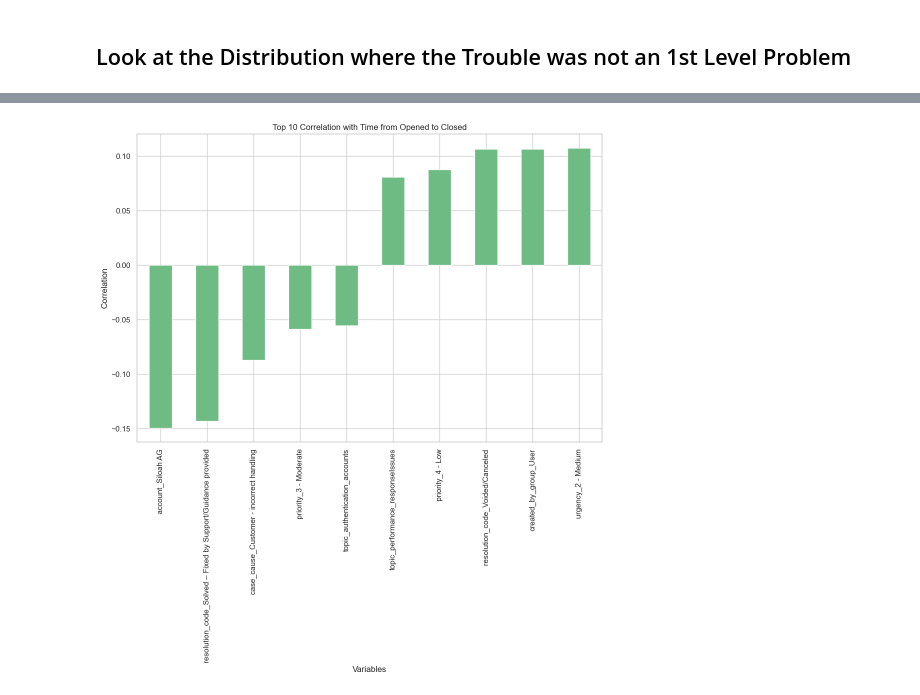
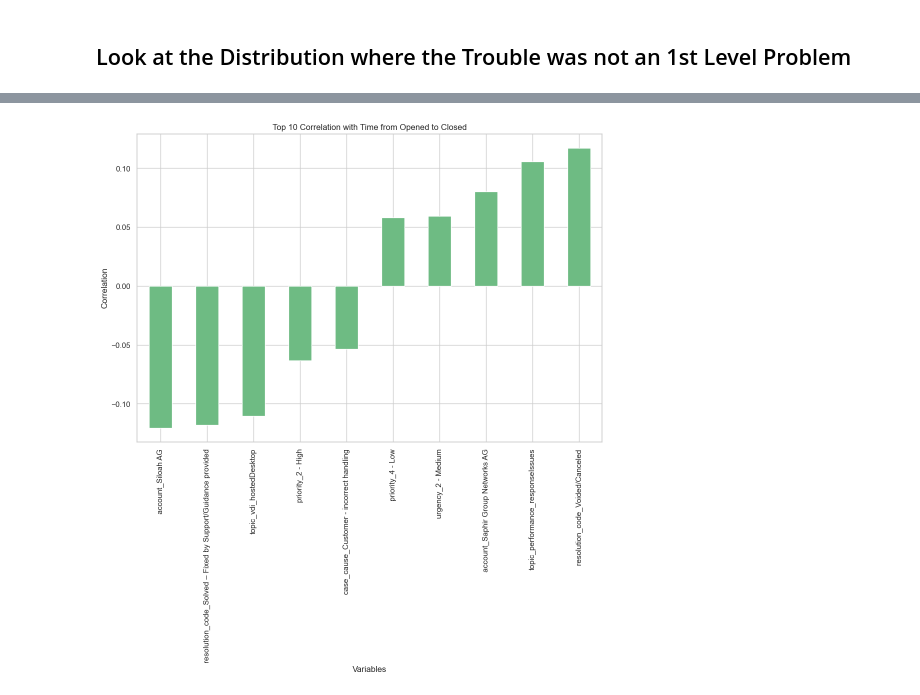
Before and after one commit to Larsibaer/Thesis, a Jupyter notebook: code_analysis.ipynb, the cells around one changed output, grey strips where cells are left out. Saved outputs shown, nothing was run; the diff lists cells and outputs as text; code cells hidden in the pictures.

```diff
--- a/code_analysis.ipynb
+++ b/code_analysis.ipynb
@@ -62,6 +62,3 @@ missing_data = data.isnull().sum()
 
 # Display the columns with missing data and their count of missing values
 missing_data[missing_data > 0]
-
-# Filter out all data where prop_group_Service.Desk.1st.Level = 100
-data = data[data['prop_group_Service.Desk.1st.Level'] != 100]
@@ -316,3 +319,33 @@ plt.show()
  dtype: float64)
 # %% [markdown]
 ## Look at the Distribution where the Trouble was not an 1st Level Problem
+# %%
+from scipy.stats import ttest_ind
+
+# Creating subsets based on the conditions provided
+condition = ((data['prop_group_Service.Desk.1st.Level'] != 100) &
+             (data['prop_group_Other'] > 20) |
+             (data['prop_state_On.hold'] > 10) |
+             (data['prop_state_Open'] > 10))
+
+subset_high = data[condition]
+subset_low = data[~condition]
+
+# Statistical test to compare 'openedToClosed' times between high and low condition subsets
+t_stat, p_value = ttest_ind(subset_high['openedToClosed'], subset_low['openedToClosed'], equal_var=False)
+
+# Mean comparison
+mean_high = subset_high['openedToClosed'].mean()
+mean_low = subset_low['openedToClosed'].mean()
+
+t_stat, p_value, mean_high, mean_low
+
+# Plot to show the comparison of average resolution times between high and low condition groups
+fig, ax = plt.subplots(figsize=(8, 6))
+sns.barplot(x=['High Condition (>10)', 'Low Condition (≤10)'], y=[mean_high, mean_low], palette=[color_main, color_second])
+ax.set_title('Comparison of Average Resolution Times')
+ax.set_ylabel('Average Time from Opened to Closed (hours)')
+ax.set_xlabel('Condition Group')
+plt.show()
+
+mean_high, mean_low
@@ -319,30 +418,30 @@ plt.show()
 # %%
 import numpy as np
 # select columns
-data_corr = data[['cluster', 'created_by_group', 'account', 'openedToClosed', 'case_cause', 'resolution_code', 'impact', 'priority', 'urgency']]
+data_corr = subset_high[['cluster', 'created_by_group', 'account', 'openedToClosed', 'case_cause', 'resolution_code', 'impact', 'priority', 'urgency']]
 # Add topic columns
-data_corr = pd.concat([data_corr, data[topic_columns]], axis=1)
+data_corr = pd.concat([data_corr, subset_high[topic_columns]], axis=1)
 
 # Encode categorical variables using one-hot encoding where it seems appropriate
 categorical_vars = ['created_by_group', 'account', 'case_cause', 'resolution_code', 'impact', 'priority', 'urgency']
 data_encoded = pd.get_dummies(data_corr, columns=categorical_vars, drop_first=True)
 
 # Calculate correlation with 'openedToClosed'
 correlations = data_encoded.corr()['openedToClosed'].sort_values()
 
 # Show correlations that are most strongly positive or negative
 correlations.drop('openedToClosed', inplace=True)
 correlations
 
 # Filter top 5 positive and negative correlations
 top_correlations = pd.concat([correlations.head(5), correlations.tail(5)])
 
 # Plot the correlation values
 plt.figure(figsize=(12, 8))
 top_correlations.plot(kind='bar', color=color_main)
 plt.title('Top 10 Correlation with Time from Opened to Closed')
 plt.xlabel('Variables')
 plt.ylabel('Correlation')
 plt.show()
 # %% [output]
-[figure, old version]
+[figure, new version]
```
Also changed, not shown: parts of 12 cells of this notebook, 16 other files.
